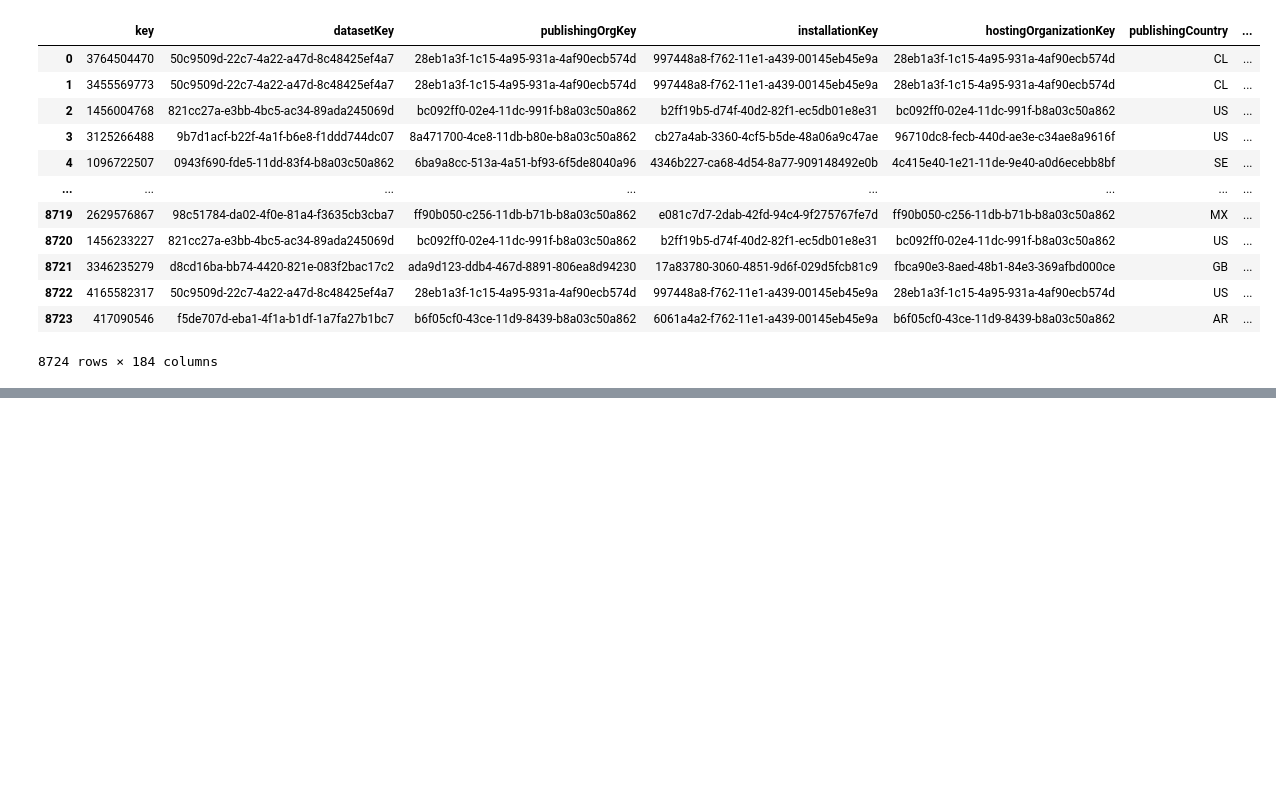
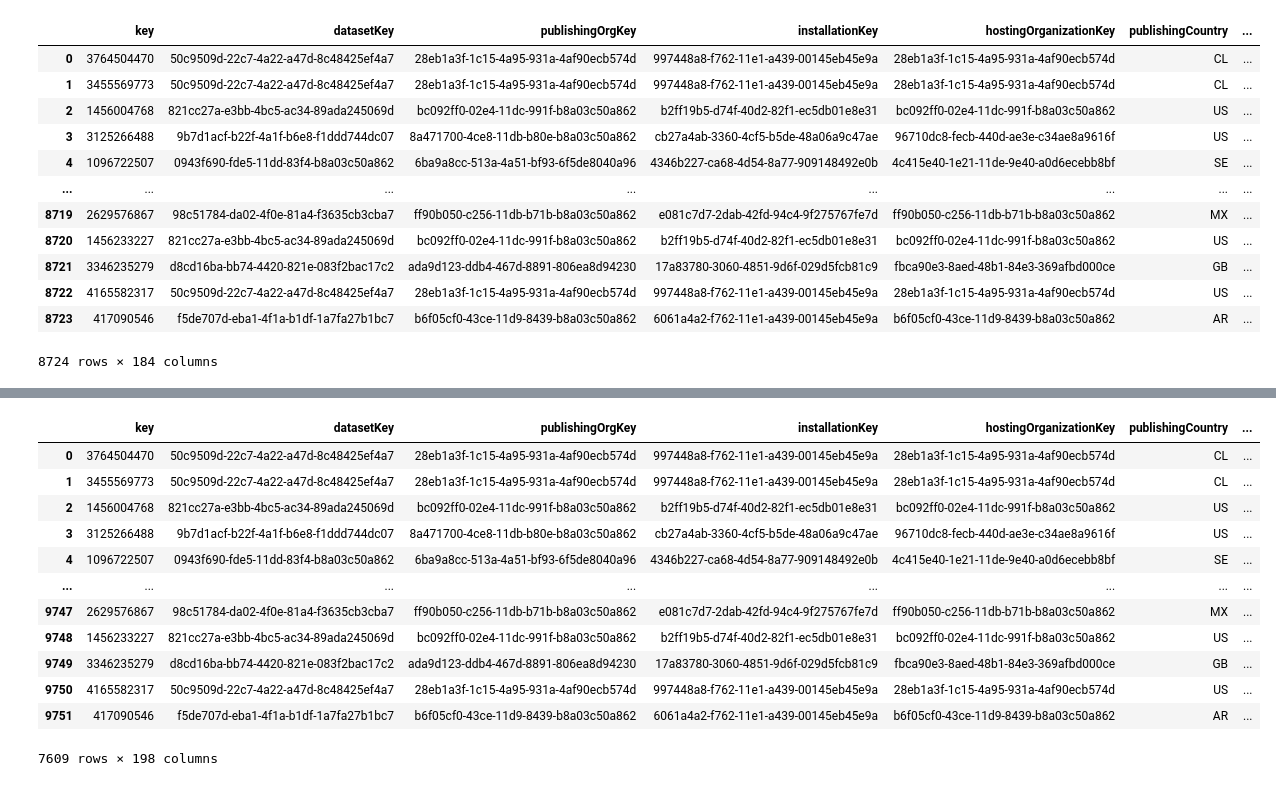
Before and after one commit to dangause/rock-daisy-viz, a Jupyter notebook: notebooks/gbif.ipynb, the cells around one changed output, grey strips where cells are left out. Drawn from its saved outputs; the diff is of its cells as text; code cells hidden in the pictures; blank space fills up the shorter version.

```diff
--- a/notebooks/gbif.ipynb
+++ b/notebooks/gbif.ipynb
@@ -145,3 +151,46 @@ df
 8724 rows × 184 columns
 # %%
 df.to_csv('../data/gbif/gbif_occurrences.csv', index=False)
+# %%
+import pandas as pd
+import difflib
+
+# Load the GBIF and nomenclator dataframes
+df_full = pd.read_csv('../data/gbif/gbif_occurrences.csv')
+rock_daisy_df = pd.read_csv('../data/nomenclator.csv')
+
+# Drop nulls and get sets of accepted names
+gbif_names = set(df_full['acceptedScientificName'].dropna().unique())
+nomenclator_names = set(rock_daisy_df['accepted_gbif_name'].dropna().unique())
+
+# Find GBIF names not in nomenclator
+unmatched_gbif = list(gbif_names - nomenclator_names)
+
+# Fuzzy match: find best match in nomenclator for each unmatched GBIF name
+fuzzy_matches = {}
+for name in unmatched_gbif:
+    match = difflib.get_close_matches(name, nomenclator_names, n=1, cutoff=0.85)
+    if match:
+        fuzzy_matches[name] = match[0]
+
+# Create a new column with the best matched name (or keep original if already matched)
+df_full['matched_name'] = df_full['acceptedScientificName'].apply(
+    lambda x: fuzzy_matches.get(x, x) if pd.notnull(x) else x
+)
+
+# Merge GBIF data with nomenclator on matched name
+merged = df_full.merge(
+    rock_daisy_df,
+    how='left',
+    left_on='matched_name',
+    right_on='accepted_gbif_name',
+    suffixes=('', '_nomenclator')
+)
+
+# Optional: only keep successful matches
+matched_df = merged[merged['accepted_gbif_name'].notnull()]
+
+# Save if needed
+# matched_df.to_csv('../data/gbif/gbif_matched_with_nomenclator.csv', index=False)
+
+matched_df.head()
@@ -147,0 +205,16 @@ df.to_csv('../data/gbif/gbif_occurrences.csv', index=False)
+# %%
+matched_df
+# %% [output]
+|  | key | datasetKey | publishingOrgKey | installationKey | hostingOrganizationKey | publishingCountry | ... |
+| 0 | 3764504470 | 50c9509d-22c7-4a22-a47d-8c48425ef4a7 | 28eb1a3f-1c15-4a95-931a-4af90ecb574d | 997448a8-f762-11e1-a439-00145eb45e9a | 28eb1a3f-1c15-4a95-931a-4af90ecb574d | CL | ... |
+| 1 | 3455569773 | 50c9509d-22c7-4a22-a47d-8c48425ef4a7 | 28eb1a3f-1c15-4a95-931a-4af90ecb574d | 997448a8-f762-11e1-a439-00145eb45e9a | 28eb1a3f-1c15-4a95-931a-4af90ecb574d | CL | ... |
+| 2 | 1456004768 | 821cc27a-e3bb-4bc5-ac34-89ada245069d | bc092ff0-02e4-11dc-991f-b8a03c50a862 | b2ff19b5-d74f-40d2-82f1-ec5db01e8e31 | bc092ff0-02e4-11dc-991f-b8a03c50a862 | US | ... |
+| 3 | 3125266488 | 9b7d1acf-b22f-4a1f-b6e8-f1ddd744dc07 | 8a471700-4ce8-11db-b80e-b8a03c50a862 | cb27a4ab-3360-4cf5-b5de-48a06a9c47ae | 96710dc8-fecb-440d-ae3e-c34ae8a9616f | US | ... |
+| 4 | 1096722507 | 0943f690-fde5-11dd-83f4-b8a03c50a862 | 6ba9a8cc-513a-4a51-bf93-6f5de8040a96 | 4346b227-ca68-4d54-8a77-909148492e0b | 4c415e40-1e21-11de-9e40-a0d6ecebb8bf | SE | ... |
+| ... | ... | ... | ... | ... | ... | ... | ... |
+| 9747 | 2629576867 | 98c51784-da02-4f0e-81a4-f3635cb3cba7 | ff90b050-c256-11db-b71b-b8a03c50a862 | e081c7d7-2dab-42fd-94c4-9f275767fe7d | ff90b050-c256-11db-b71b-b8a03c50a862 | MX | ... |
+| 9748 | 1456233227 | 821cc27a-e3bb-4bc5-ac34-89ada245069d | bc092ff0-02e4-11dc-991f-b8a03c50a862 | b2ff19b5-d74f-40d2-82f1-ec5db01e8e31 | bc092ff0-02e4-11dc-991f-b8a03c50a862 | US | ... |
+| 9749 | 3346235279 | d8cd16ba-bb74-4420-821e-083f2bac17c2 | ada9d123-ddb4-467d-8891-806ea8d94230 | 17a83780-3060-4851-9d6f-029d5fcb81c9 | fbca90e3-8aed-48b1-84e3-369afbd000ce | GB | ... |
+| 9750 | 4165582317 | 50c9509d-22c7-4a22-a47d-8c48425ef4a7 | 28eb1a3f-1c15-4a95-931a-4af90ecb574d | 997448a8-f762-11e1-a439-00145eb45e9a | 28eb1a3f-1c15-4a95-931a-4af90ecb574d | US | ... |
+| 9751 | 417090546 | f5de707d-eba1-4f1a-b1df-1a7fa27b1bc7 | b6f05cf0-43ce-11d9-8439-b8a03c50a862 | 6061a4a2-f762-11e1-a439-00145eb45e9a | b6f05cf0-43ce-11d9-8439-b8a03c50a862 | AR | ... |
+7609 rows × 198 columns
```
Also changed, not shown: parts of 3 cells of this notebook.
